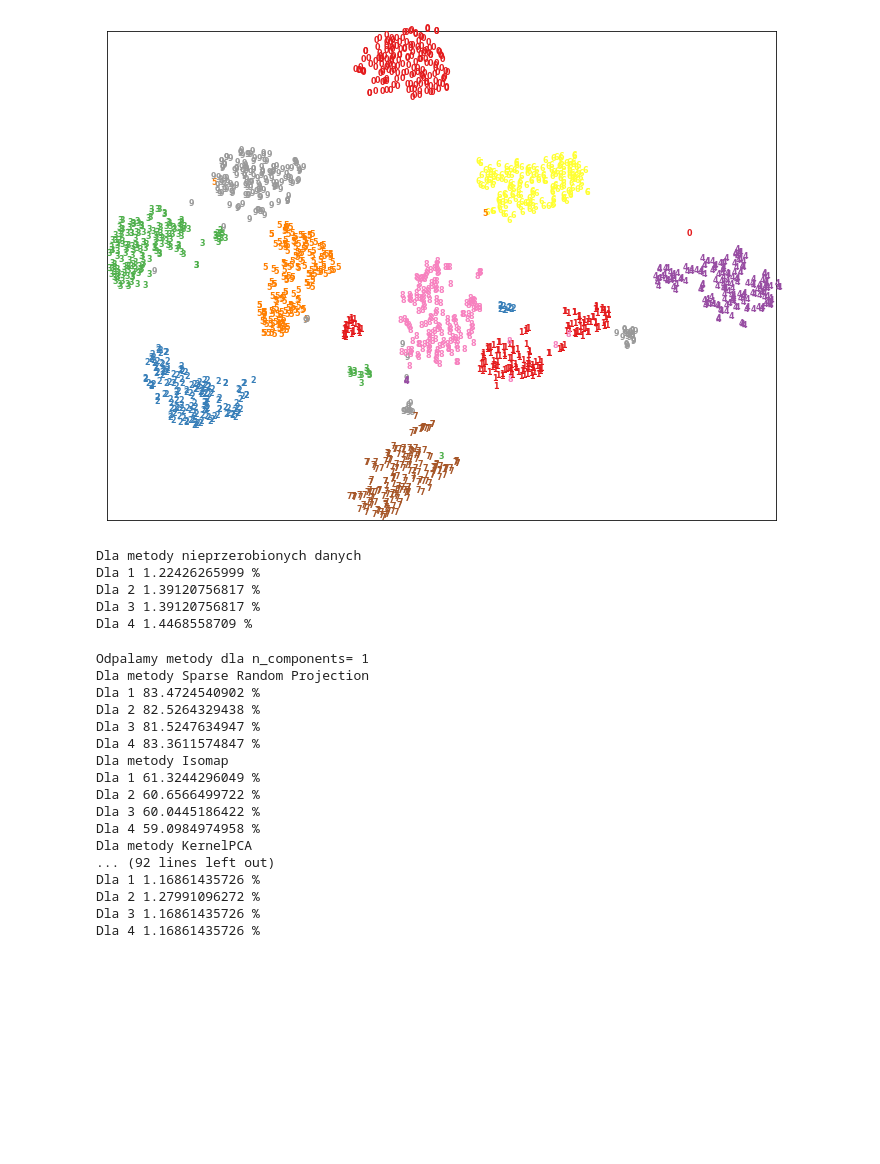
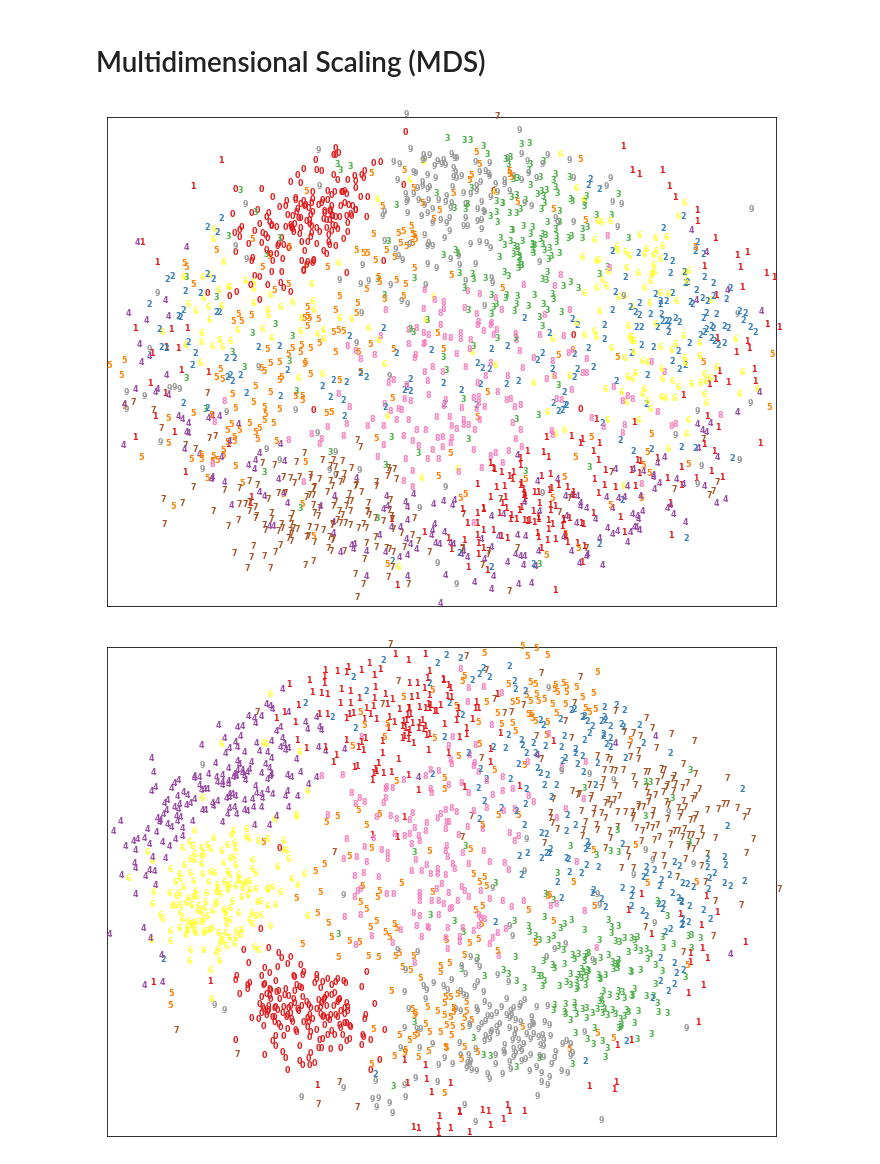
Before and after one commit to mateuszlewko/data-mining, a Jupyter notebook: set8/solutions.ipynb, the cells around one changed output. Cells and saved outputs as stored; diff of their text form; code cells hidden in the pictures; blank space fills up the shorter version.

```diff
--- a/set8/solutions.ipynb
+++ b/set8/solutions.ipynb
@@ -70,5 +123,0 @@ plot_digits(X_mds, digits.target)
-# %%
-X_tsne = manifold.TSNE(n_components=2, init='pca').fit_transform(X)
-plot_digits(X_tsne, digits.target)
-# %% [output]
-[figure, removed]
@@ -98,44 +124,17 @@ def everything(X,Xclass,name):
-# %%
-everything(X,y, "nieprzerobionych danych")
-# %% [output]
-Dla metody nieprzerobionych danych
-Dla 1 1.22426265999 %
-Dla 2 1.39120756817 %
-Dla 3 1.39120756817 %
-Dla 4 1.4468558709 %
-# %%
-for i in range(1, 4):
-    #everything(X,y, "nieprzerobionych danych")
-    print "Odpalamy metody dla n_components=",i
-    X_projected = random_projection.SparseRandomProjection(n_components=i).fit_transform(X)
-    X_pca = decomposition.PCA(n_components=i).fit_transform(X)
-    X_kpca = decomposition.KernelPCA(n_components=i, kernel="rbf", gamma=10).fit_transform(X)
-    X_iso = manifold.Isomap(30, n_components=i).fit_transform(X)
-    X_lle = manifold.LocallyLinearEmbedding(30, n_components=i).fit_transform(X)
-    X_mds = manifold.MDS(n_components=i, n_init=1, max_iter=100).fit_transform(X)
-    X_tsne = manifold.TSNE(n_components=i, init='pca').fit_transform(X)
-    everything(X_projected,y, "Sparse Random Projection")
-    everything(X_iso,y,"Isomap")
-    everything(X_kpca,y, "KernelPCA")
-    everything(X_lle,y, "Locally Linear Embedding")
-    everything(X_mds,y, "manifold MDE")
-    everything(X_pca,y, "PCA")
-    everything(X_tsne,y, "TSNE")
-# %% [output]
-Odpalamy metody dla n_components= 1
-Dla metody Sparse Random Projection
-Dla 1 83.4724540902 %
-Dla 2 82.5264329438 %
-Dla 3 81.5247634947 %
-Dla 4 83.3611574847 %
-Dla metody Isomap
-Dla 1 61.3244296049 %
-Dla 2 60.6566499722 %
-Dla 3 60.0445186422 %
-Dla 4 59.0984974958 %
-Dla metody KernelPCA
-... (92 lines left out)
-Dla 1 1.16861435726 %
-Dla 2 1.27991096272 %
-Dla 3 1.16861435726 %
-Dla 4 1.16861435726 %
+# %% [markdown]
+# Multidimensional Scaling (MDS)
+# %%
+X_mds = manifold.MDS(n_components=2, n_init=1, max_iter=100).fit_transform(X)
+plot_digits(X_mds, digits.target)
+
+X_mds_ = manifold.MDS(n_components=2, n_init=1, metric=False).fit_transform(X)
+plot_digits(X_mds_, digits.target)
+
+X_mds_ = manifold.MDS(n_components=2, n_init=1, max_iter=500).fit_transform(X)
+plot_digits(X_mds_, digits.target)
+
+X_mds_ = manifold.MDS(n_components=2, n_init=10, max_iter=500).fit_transform(X)
+plot_digits(X_mds_, digits.target)
+# %% [output]
+[figure, added]
+[figure, added]
```
Also changed, not shown: parts of 28 cells of this notebook.
